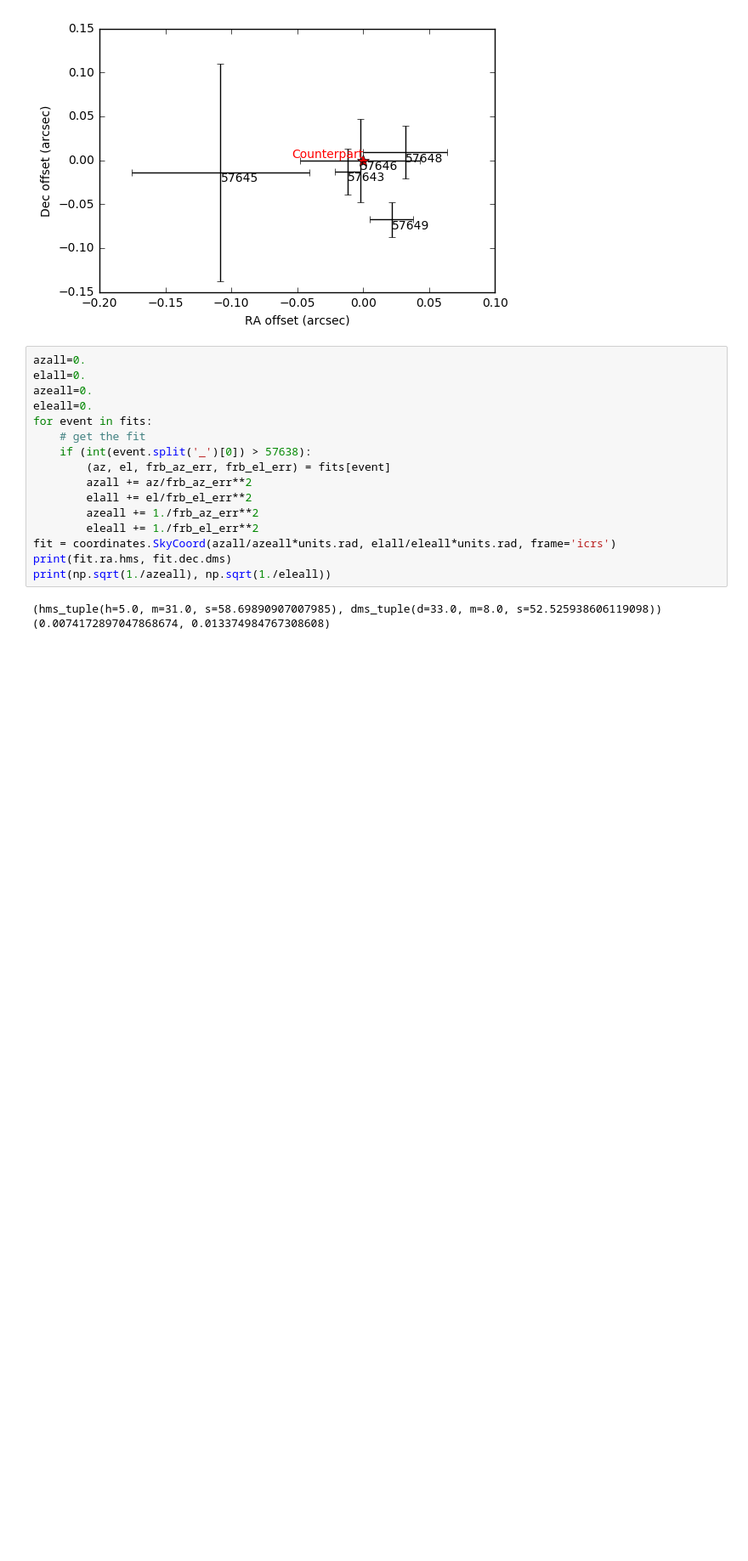
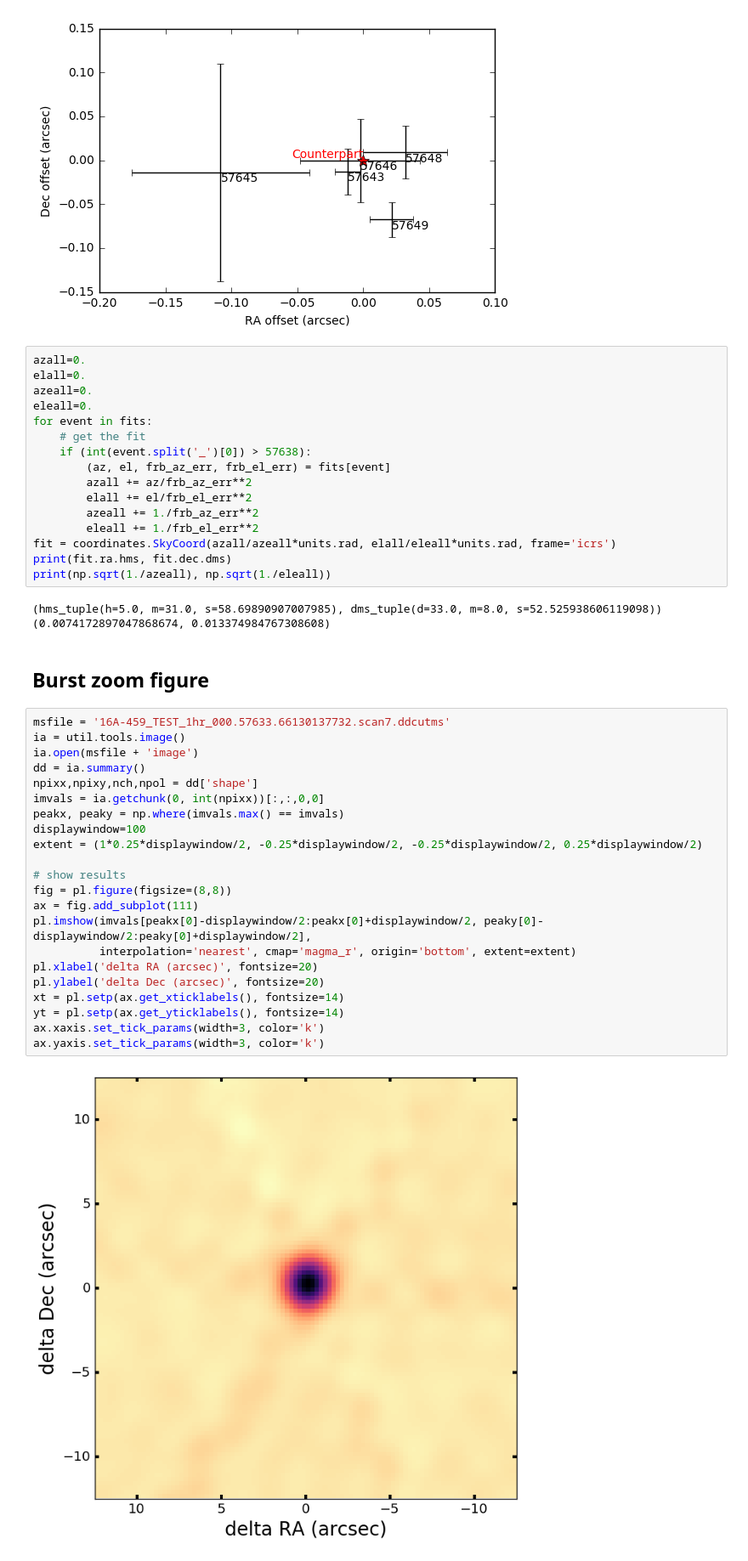
Before and after one commit to caseyjlaw/FRB121102, a Jupyter notebook: candidate_localization_casa.ipynb, the cells around one changed output. Shown at 85% size. Drawn from its saved outputs; the diff is of its cells as text; blank space fills up the shorter version.

```diff
--- a/candidate_localization_casa.ipynb
+++ b/candidate_localization_casa.ipynb
@@ -638,3 +638,29 @@ print(np.sqrt(1./azeall), np.sqrt(1./eleall))
 # %% [output]
 (hms_tuple(h=5.0, m=31.0, s=58.69890907007985), dms_tuple(d=33.0, m=8.0, s=52.525938606119098))
 (0.0074172897047868674, 0.013374984767308608)
+# %% [markdown]
+## Burst zoom figure
+# %%
+msfile = '16A-459_TEST_1hr_000.57633.66130137732.scan7.ddcutms'
+ia = util.tools.image()
+ia.open(msfile + 'image')
+dd = ia.summary()
+npixx,npixy,nch,npol = dd['shape']
+imvals = ia.getchunk(0, int(npixx))[:,:,0,0]
+peakx, peaky = np.where(imvals.max() == imvals)
+displaywindow=100
+extent = (1*0.25*displaywindow/2, -0.25*displaywindow/2, -0.25*displaywindow/2, 0.25*displaywindow/2)
+
+# show results
+fig = pl.figure(figsize=(8,8))
+ax = fig.add_subplot(111)
+pl.imshow(imvals[peakx[0]-displaywindow/2:peakx[0]+displaywindow/2, peaky[0]-displaywindow/2:peaky[0]+displaywindow/2],
+          interpolation='nearest', cmap='magma_r', origin='bottom', extent=extent)
+pl.xlabel('delta RA (arcsec)', fontsize=20)
+pl.ylabel('delta Dec (arcsec)', fontsize=20)
+xt = pl.setp(ax.get_xticklabels(), fontsize=14)
+yt = pl.setp(ax.get_yticklabels(), fontsize=14)
+ax.xaxis.set_tick_params(width=3, color='k')
+ax.yaxis.set_tick_params(width=3, color='k')
+# %% [output]
+[figure, added]
```
Also changed, not shown: parts of 2 cells of this notebook, 1 other file.
